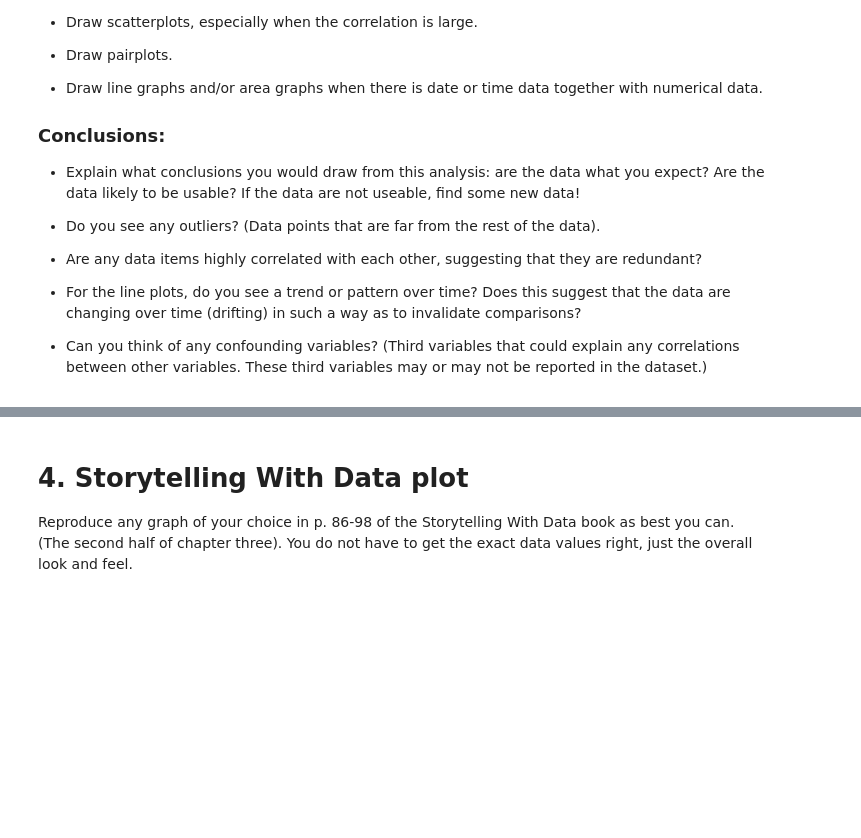
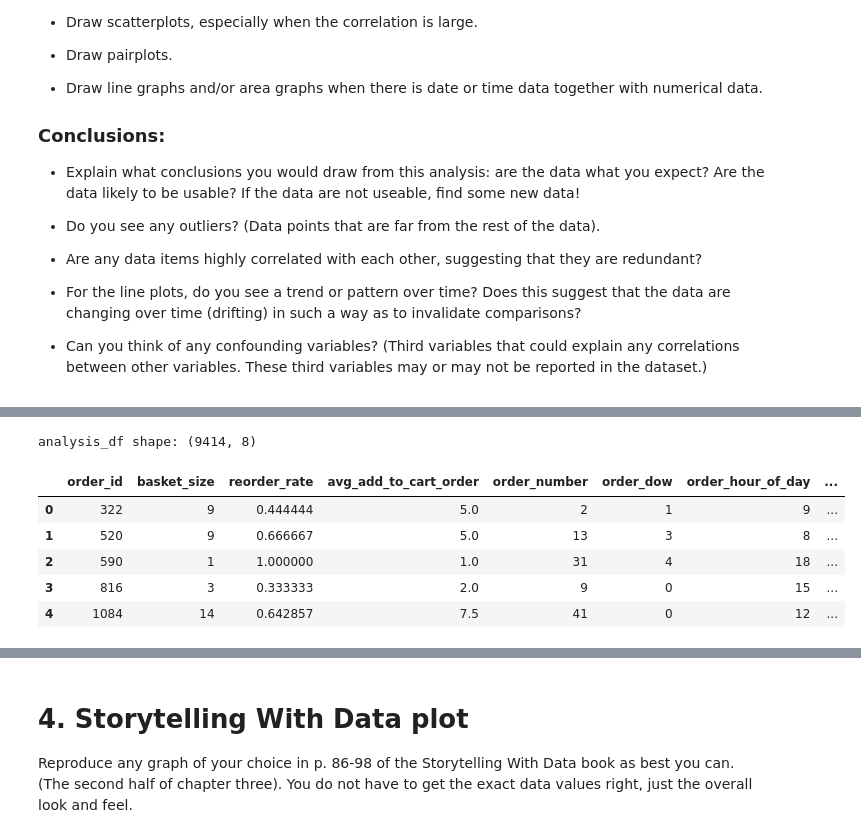
Before and after one commit to RevibeZ/DX699-Mod2-AI-for-Leaders, a Jupyter notebook: OMDS-ModB2-Week6-Pimentel-Erwin.ipynb, the cells around one changed output, grey strips where cells are left out. Drawn from its saved outputs; the diff is of its cells as text; code cells hidden in the pictures; blank space fills up the shorter version.

```diff
--- a/OMDS-ModB2-Week6-Pimentel-Erwin.ipynb
+++ b/OMDS-ModB2-Week6-Pimentel-Erwin.ipynb
@@ -90,0 +219,35 @@ This week, you will do the same types of exercises as last week, but you should
+# %%
+# Create an order level analysis dataframe
+# Basket size per order
+basket_size = instacart_sample.groupby("order_id")["product_id"].count()
+
+# Reorder rate per order
+reorder_rate = instacart_sample.groupby("order_id")["reordered"].mean()
+
+# Average add-to-cart position per order
+avg_add_to_cart = instacart_sample.groupby("order_id")["add_to_cart_order"].mean()
+
+# Combine into one dataframe
+basket_df = pd.DataFrame({
+    "basket_size": basket_size,
+    "reorder_rate": reorder_rate,
+    "avg_add_to_cart_order": avg_add_to_cart
+}).reset_index()
+
+# Merge with order metadata
+analysis_df = basket_df.merge(
+    orders[["order_id", "order_number", "order_dow", "order_hour_of_day", "days_since_prior_order"]],
+    on="order_id",
+    how="left"
+)
+
+print("analysis_df shape:", analysis_df.shape)
+display(analysis_df.head())
+# %% [output]
+analysis_df shape: (9414, 8)
+|  | order_id | basket_size | reorder_rate | avg_add_to_cart_order | order_number | order_dow | order_hour_of_day | ... |
+| 0 | 322 | 9 | 0.444444 | 5.0 | 2 | 1 | 9 | ... |
+| 1 | 520 | 9 | 0.666667 | 5.0 | 13 | 3 | 8 | ... |
+| 2 | 590 | 1 | 1.000000 | 1.0 | 31 | 4 | 18 | ... |
+| 3 | 816 | 3 | 0.333333 | 2.0 | 9 | 0 | 15 | ... |
+| 4 | 1084 | 14 | 0.642857 | 7.5 | 41 | 0 | 12 | ... |
```
Also changed, not shown: parts of 16 cells of this notebook.
